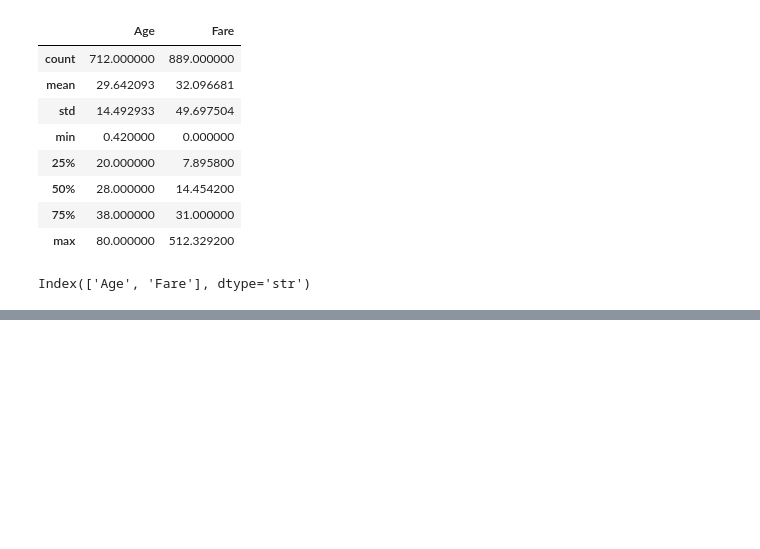
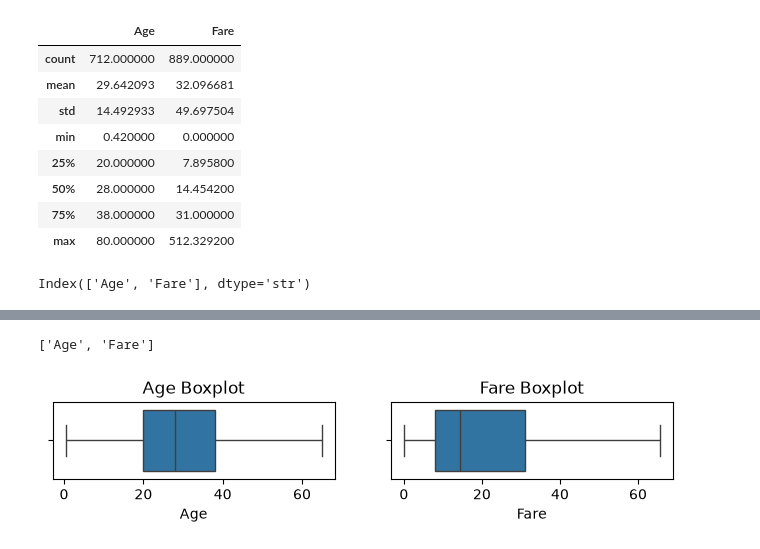
Before and after one commit to Maha-123-dot/Ai_diploma_master, a Jupyter notebook: DA/preprocessing.ipynb, the cells around one changed output, grey strips where cells are left out. Saved outputs shown, nothing was run; the diff lists cells and outputs as text; code cells hidden in the pictures; blank space fills up the shorter version.

```diff
--- a/DA/preprocessing.ipynb
+++ b/DA/preprocessing.ipynb
@@ -183,3 +183,16 @@ num_cols=df.select_dtypes("number").columns
 num_cols
 # %% [output]
 Index(['Age', 'Fare'], dtype='str')
+# %%
+for col in num_cols:
+    Q1 = df[col].quantile(0.25)
+    Q3 = df[col].quantile(0.75)
+    IQR = Q3 - Q1
+
+    lower_fence = Q1 - 1.5 * IQR
+    upper_fence = Q3 + 1.5 * IQR
+
+    print(f"{col}: lower={lower_fence}, upper={upper_fence}")
+    lower_outliers = df[df[col] < lower_fence][col].values
+    upper_outliers = df[df[col] > upper_fence][col].values
+    print(upper_outliers)
@@ -185,0 +277,13 @@ Index(['Age', 'Fare'], dtype='str')
+# %%
+import matplotlib.pyplot as plt
+import seaborn as sns
+num_col = ["Age", "Fare"]
+print(num_col)
+plt.figure(figsize=(8, 1))
+for i, col in enumerate(num_col):
+    plt.subplot(1, 2, i + 1)
+    sns.boxplot(x=df[col], orient="h")
+    plt.title(f"{col} Boxplot")
+# %% [output]
+['Age', 'Fare']
+[figure, added]
```
Also changed, not shown: parts of 20 cells of this notebook, 9 other files.
